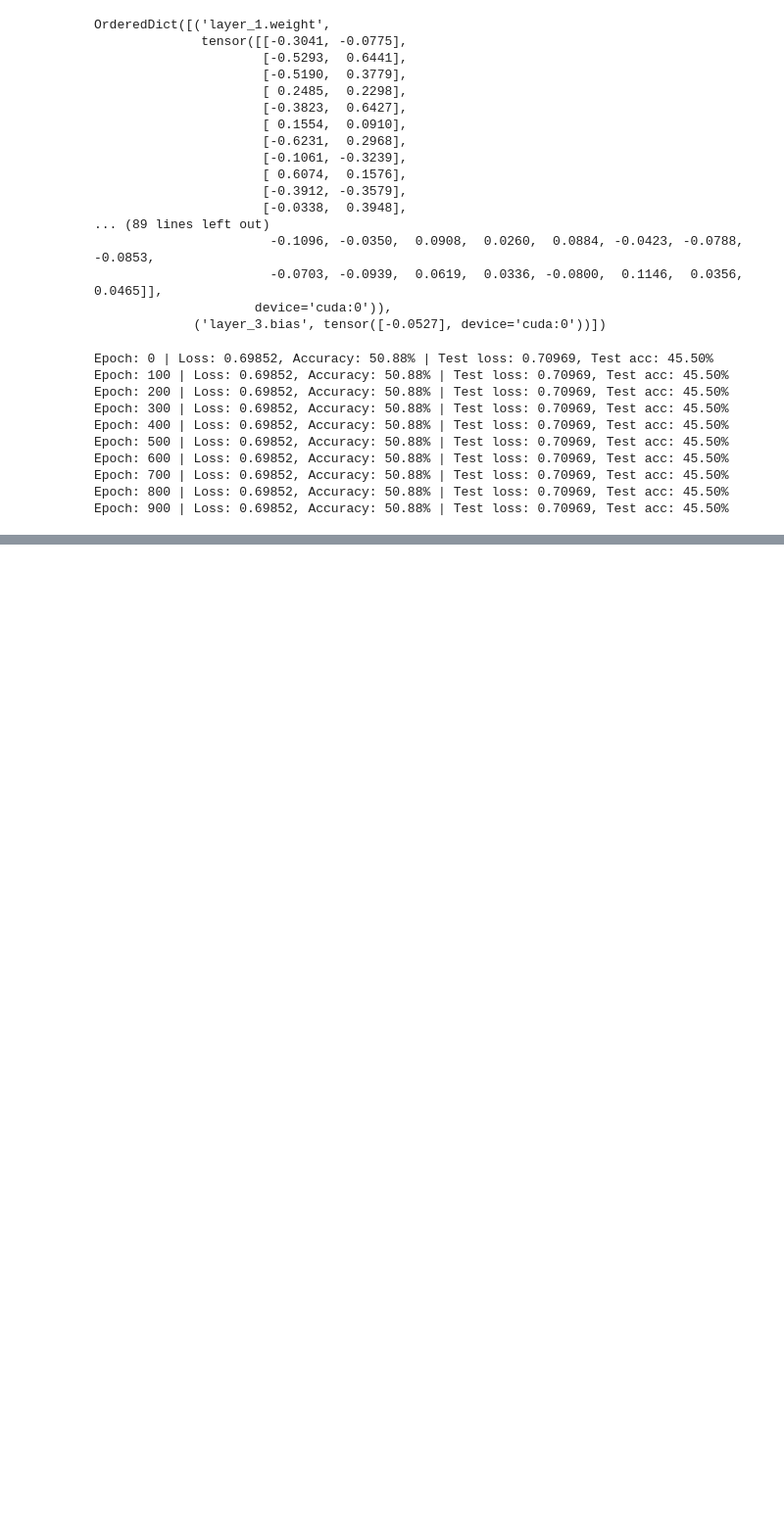
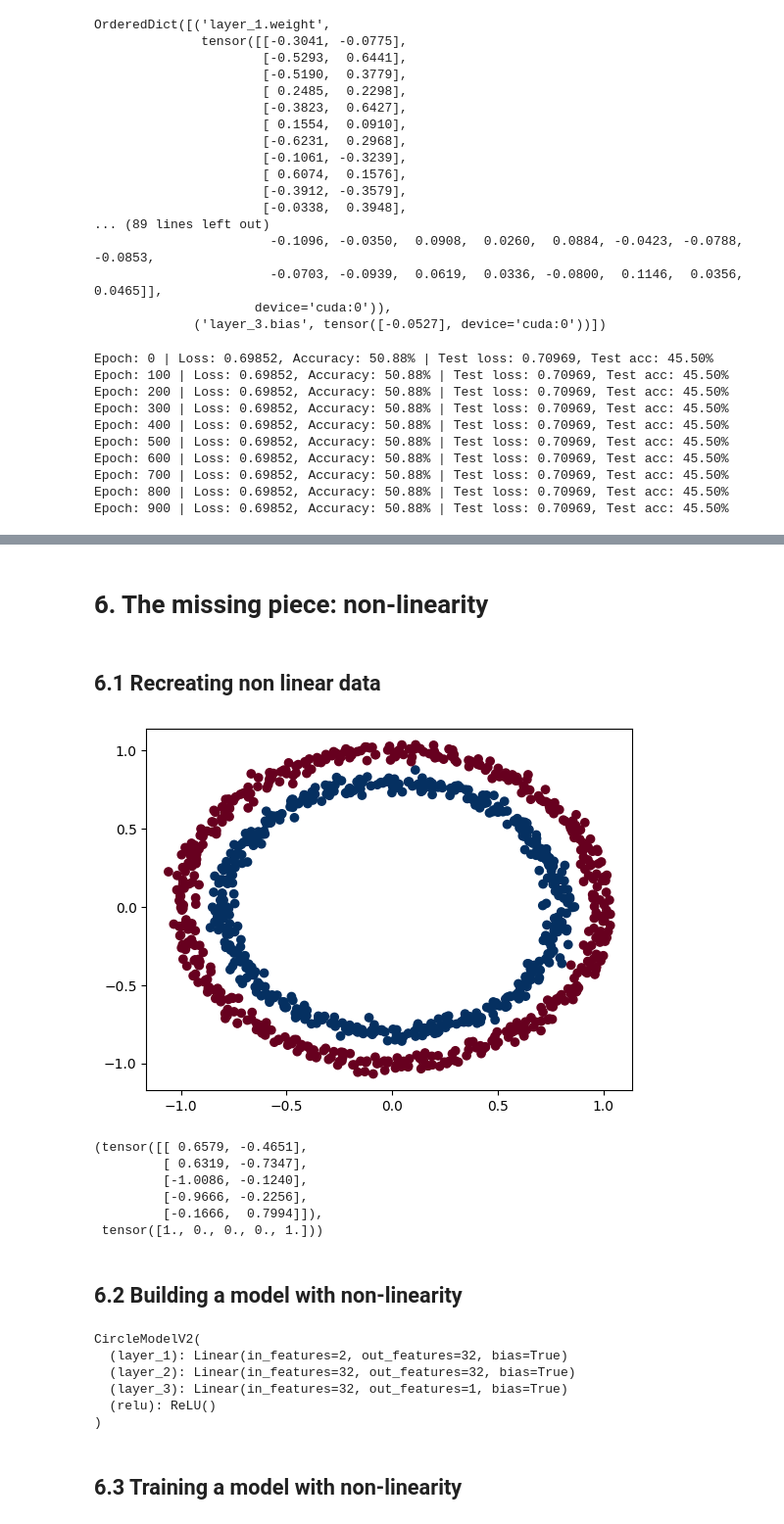
Before and after one commit to greg881203/Pytorch, a Jupyter notebook: Classification.ipynb, the cells around one changed output, grey strips where cells are left out. Shown: that part at 98% size. Drawn from its saved outputs; the diff is of its cells as text; code cells hidden in the pictures; blank space fills up the shorter version.

```diff
--- a/Classification.ipynb
+++ b/Classification.ipynb
@@ -499,0 +540,72 @@ Epoch: 900 | Loss: 0.69852, Accuracy: 50.88% | Test loss: 0.70969, Test acc: 45.
+# %% [markdown]
+# 6. The missing piece: non-linearity
+# %% [markdown]
+## 6.1 Recreating non linear data
+# %%
+# Make and plot data
+import matplotlib.pyplot as plt
+from sklearn.datasets import make_circles
+
+n_samples = 1000
+
+X, y = make_circles(n_samples=1000,
+    noise=0.03,
+    random_state=42,
+)
+
+plt.scatter(X[:, 0], X[:, 1], c=y, cmap=plt.cm.RdBu);
+# %% [output]
+[figure, added]
+# %%
+# Convert to tensors and split into train and test sets
+import torch
+from sklearn.model_selection import train_test_split
+
+# Turn data into tensors
+X = torch.from_numpy(X).type(torch.float)
+y = torch.from_numpy(y).type(torch.float)
+
+# Split into train and test sets
+X_train, X_test, y_train, y_test = train_test_split( X,
+                              y,
+                              test_size=0.2,
+                              random_state=42
+)
+
+X_train[:5], y_train[:5]
+# %% [output]
+(tensor([[ 0.6579, -0.4651],
+         [ 0.6319, -0.7347],
+         [-1.0086, -0.1240],
+         [-0.9666, -0.2256],
+         [-0.1666,  0.7994]]),
+ tensor([1., 0., 0., 0., 1.]))
+# %% [markdown]
+## 6.2 Building a model with non-linearity
+# %%
+# Build model with non-linear activation function
+from torch import nn
+class CircleModelV2(nn.Module):
+    def __init__(self):
+        super().__init__()
+        self.layer_1 = nn.Linear(in_features=2, out_features=32)
+        self.layer_2 = nn.Linear(in_features=32, out_features=32)
+        self.layer_3 = nn.Linear(in_features=32, out_features=1)
+        self.relu = nn.ReLU() # <- add in ReLU activation function
+        # Can also put sigmoid in the model
+        # This would mean you don't need to use it on the predictions
+        # self.sigmoid = nn.Sigmoid()
+
+    def forward(self, x):
+      # Intersperse the ReLU activation function between layers
+       return self.layer_3(self.relu(self.layer_2(self.relu(self.layer_1(x)))))
+
+model_3 = CircleModelV2().to(device)
+print(model_3)
+# %% [output]
+CircleModelV2(
+  (layer_1): Linear(in_features=2, out_features=32, bias=True)
+  (layer_2): Linear(in_features=32, out_features=32, bias=True)
+  (layer_3): Linear(in_features=32, out_features=1, bias=True)
+  (relu): ReLU()
+)
@@ -499,0 +616,2 @@ Epoch: 900 | Loss: 0.69852, Accuracy: 50.88% | Test loss: 0.70969, Test acc: 45.
+# %% [markdown]
+## 6.3 Training a model with non-linearity
```
Also changed, not shown: parts of 16 cells of this notebook.
